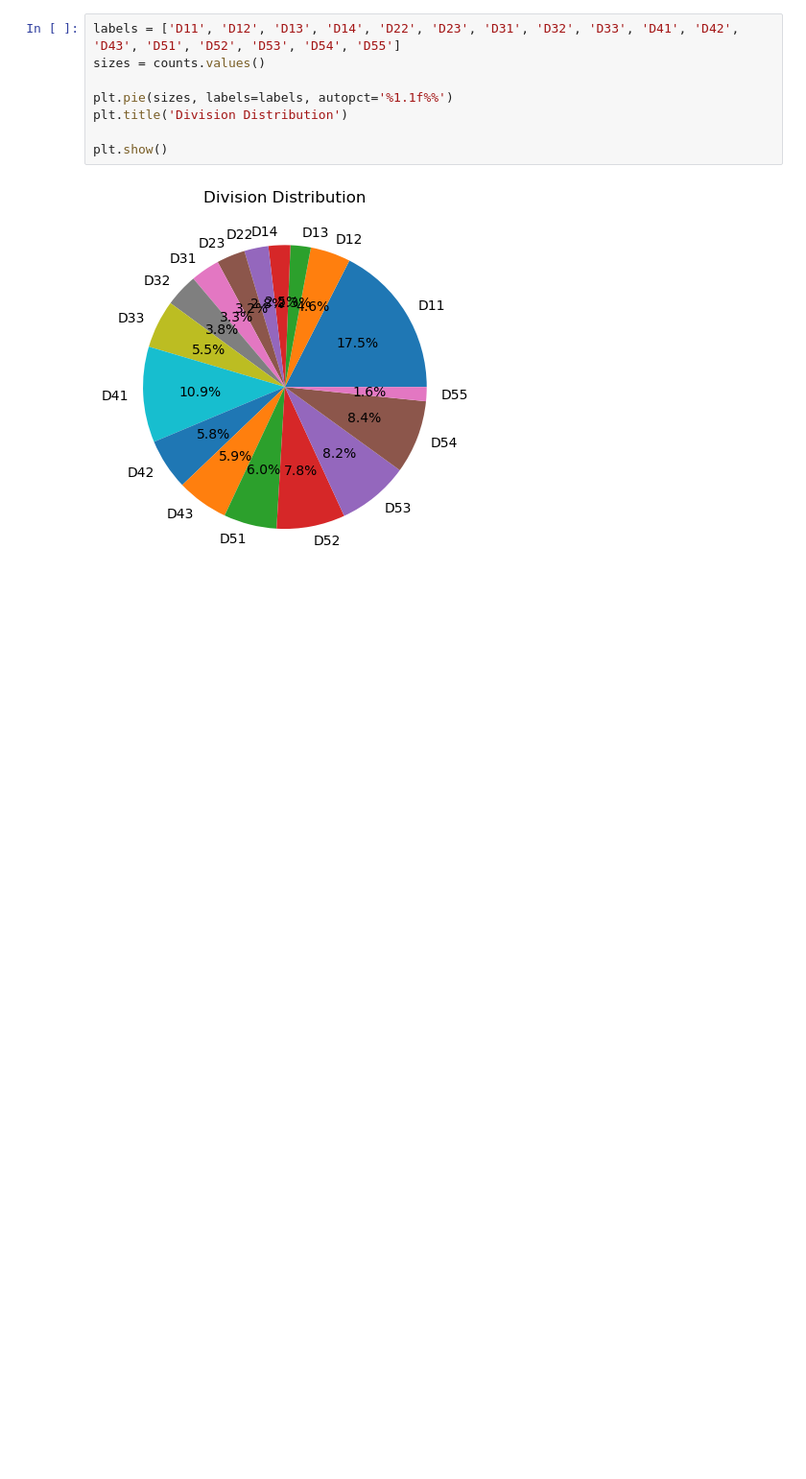
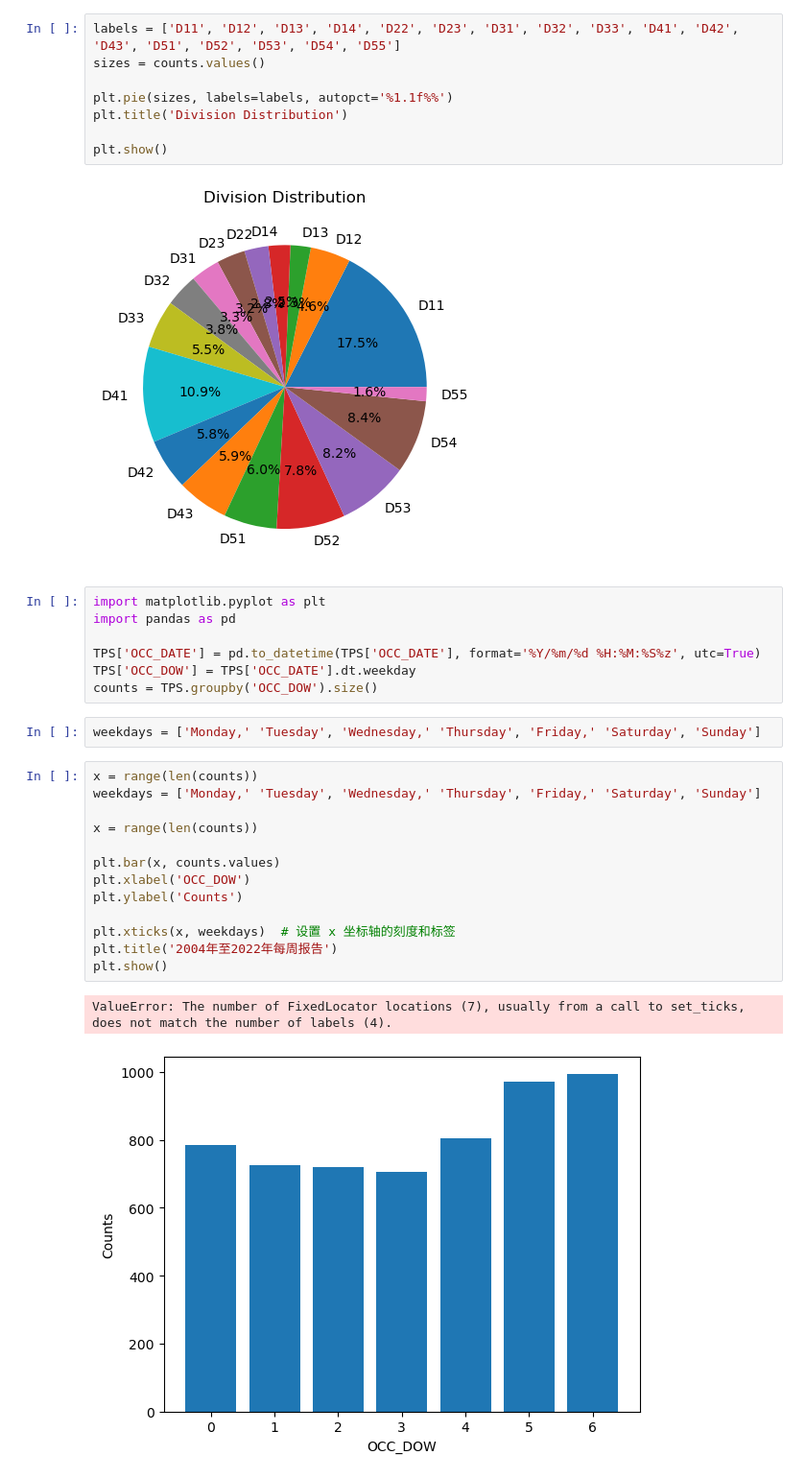
Before and after one commit to ZorroHZR/MBAN6110_Datascience, a Jupyter notebook: SFD_Data.ipynb, the cells around one changed output. Shown at 96% size. Cells and saved outputs as stored; diff of their text form; blank space fills up the shorter version.

```diff
--- a/SFD_Data.ipynb
+++ b/SFD_Data.ipynb
@@ -203,3 +208,28 @@ plt.title('Division Distribution')
 plt.show()
 # %% [output]
 [figure]
+# %%
+import matplotlib.pyplot as plt
+import pandas as pd
+
+TPS['OCC_DATE'] = pd.to_datetime(TPS['OCC_DATE'], format='%Y/%m/%d %H:%M:%S%z', utc=True)
+TPS['OCC_DOW'] = TPS['OCC_DATE'].dt.weekday
+counts = TPS.groupby('OCC_DOW').size()
+# %%
+weekdays = ['Monday,' 'Tuesday', 'Wednesday,' 'Thursday', 'Friday,' 'Saturday', 'Sunday']
+# %%
+x = range(len(counts))
+weekdays = ['Monday,' 'Tuesday', 'Wednesday,' 'Thursday', 'Friday,' 'Saturday', 'Sunday']
+
+x = range(len(counts))
+
+plt.bar(x, counts.values)
+plt.xlabel('OCC_DOW')
+plt.ylabel('Counts')
+
+plt.xticks(x, weekdays)  # 设置 x 坐标轴的刻度和标签
+plt.title('2004年至2022年每周报告')
+plt.show()
+# %% [output]
+ValueError: The number of FixedLocator locations (7), usually from a call to set_ticks, does not match the number of labels (4).
+[figure, added]
```
Also changed, not shown: parts of 2 cells of this notebook.
